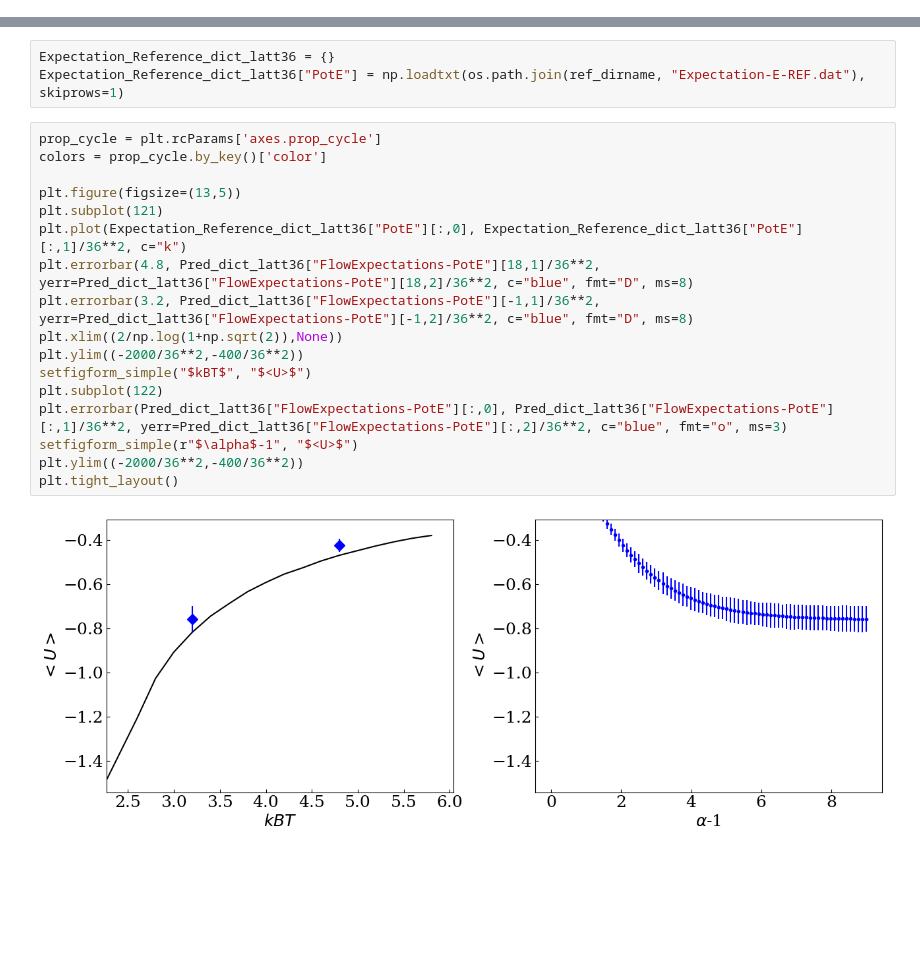
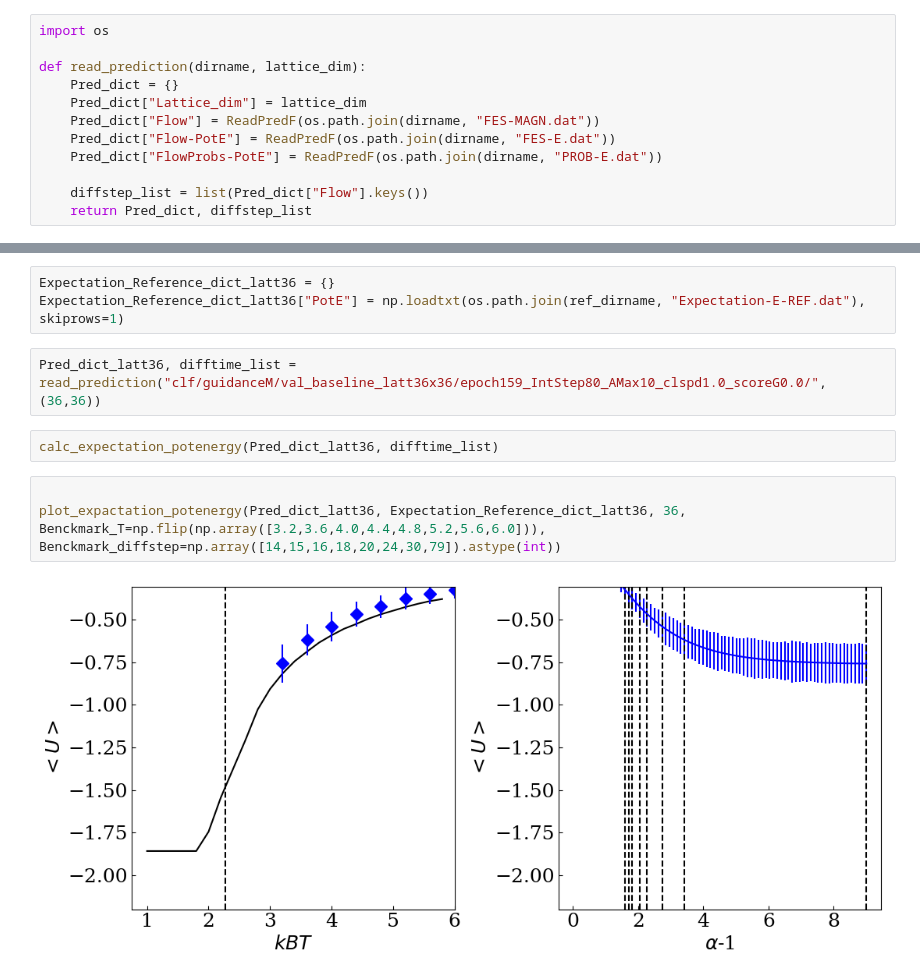
Before and after one commit to tuoping/alchemicalFES, a Jupyter notebook: src/figs/makefig-uncondflow.ipynb, the cells around one changed output, grey strips where cells are left out. Saved outputs shown, nothing was run; the diff lists cells and outputs as text; blank space fills up the shorter version.

```diff
--- a/src/figs/makefig-uncondflow.ipynb
+++ b/src/figs/makefig-uncondflow.ipynb
@@ -192,0 +267,12 @@ Pred_dict["FlowExpectations-PotE"] = np.array(Pred_dict["FlowExpectations-PotE"]
+# %%
+import os
+
+def read_prediction(dirname, lattice_dim):
+    Pred_dict = {}
+    Pred_dict["Lattice_dim"] = lattice_dim
+    Pred_dict["Flow"] = ReadPredF(os.path.join(dirname, "FES-MAGN.dat"))
+    Pred_dict["Flow-PotE"] = ReadPredF(os.path.join(dirname, "FES-E.dat"))
+    Pred_dict["FlowProbs-PotE"] = ReadPredF(os.path.join(dirname, "PROB-E.dat"))
+
+    diffstep_list = list(Pred_dict["Flow"].keys())
+    return Pred_dict, diffstep_list
@@ -332,22 +354,12 @@ plt.legend(fontsize=14, loc='center left', bbox_to_anchor=(1, 0.5))
 # %%
 Expectation_Reference_dict_latt36 = {}
 Expectation_Reference_dict_latt36["PotE"] = np.loadtxt(os.path.join(ref_dirname, "Expectation-E-REF.dat"), skiprows=1)
-# %%
-prop_cycle = plt.rcParams['axes.prop_cycle']
-colors = prop_cycle.by_key()['color']
-
-plt.figure(figsize=(13,5))
-plt.subplot(121)
-plt.plot(Expectation_Reference_dict_latt36["PotE"][:,0], Expectation_Reference_dict_latt36["PotE"][:,1]/36**2, c="k")
-plt.errorbar(4.8, Pred_dict_latt36["FlowExpectations-PotE"][18,1]/36**2, yerr=Pred_dict_latt36["FlowExpectations-PotE"][18,2]/36**2, c="blue", fmt="D", ms=8)
-plt.errorbar(3.2, Pred_dict_latt36["FlowExpectations-PotE"][-1,1]/36**2, yerr=Pred_dict_latt36["FlowExpectations-PotE"][-1,2]/36**2, c="blue", fmt="D", ms=8)
-plt.xlim((2/np.log(1+np.sqrt(2)),None))
-plt.ylim((-2000/36**2,-400/36**2))
-setfigform_simple("$kBT$", "$<U>$")
-plt.subplot(122)
-plt.errorbar(Pred_dict_latt36["FlowExpectations-PotE"][:,0], Pred_dict_latt36["FlowExpectations-PotE"][:,1]/36**2, yerr=Pred_dict_latt36["FlowExpectations-PotE"][:,2]/36**2, c="blue", fmt="o", ms=3)
-setfigform_simple(r"$\alpha$-1", "$<U>$")
-plt.ylim((-2000/36**2,-400/36**2))
-plt.tight_layout()
-# %% [output]
-[figure, removed]
+# %%
+Pred_dict_latt36, difftime_list = read_prediction("clf/guidanceM/val_baseline_latt36x36/epoch159_IntStep80_AMax10_clspd1.0_scoreG0.0/", (36,36))
+# %%
+calc_expectation_potenergy(Pred_dict_latt36, difftime_list)
+# %%
+
+plot_expactation_potenergy(Pred_dict_latt36, Expectation_Reference_dict_latt36, 36, Benckmark_T=np.flip(np.array([3.2,3.6,4.0,4.4,4.8,5.2,5.6,6.0])), Benckmark_diffstep=np.array([14,15,16,18,20,24,30,79]).astype(int))
+# %% [output]
+[figure, added]
```
Also changed, not shown: parts of 22 cells of this notebook, 1 other file.
